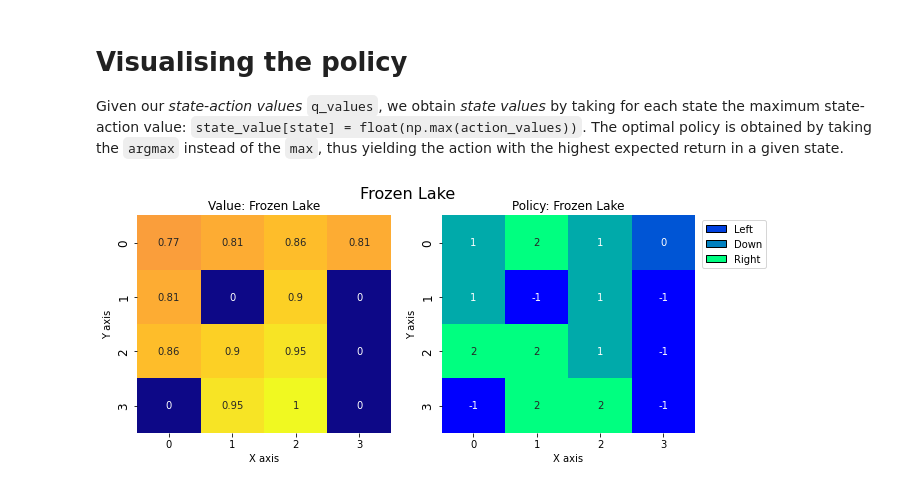
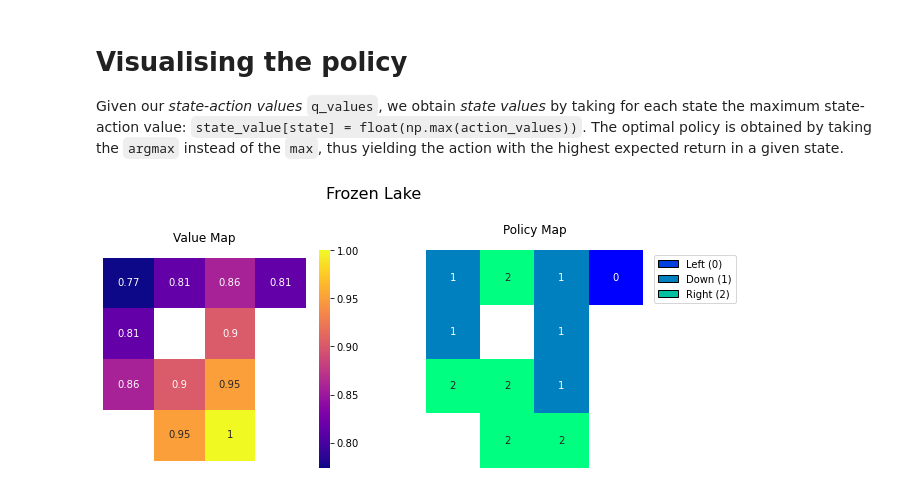
Before and after one commit to lapatric/rl-frozen-lake, a Jupyter notebook: frozen_lake.ipynb, the cells around one changed output. Drawn from its saved outputs; the diff is of its cells as text; code cells hidden in the pictures.

Commit message:
implement policy plots

```diff
--- a/frozen_lake.ipynb
+++ b/frozen_lake.ipynb
@@ -198,7 +187,7 @@ plt.show()
 
 Given our *state-action values* `q_values`,  we obtain *state values* by taking for each state the maximum state-action value: `state_value[state] = float(np.max(action_values))`. The optimal policy is obtained by taking the `argmax` instead of the `max`, thus yielding the action with the highest expected return in a given state.
 # %%
-def create_grids(agent, usable_ace=False):
+def create_grids(agent):
     """Create value and policy grid given an agent."""
     # convert our state-action values to state values
     # and build a policy dictionary that maps observations to actions
@@ -208,52 +197,45 @@ def create_grids(agent, usable_ace=False):
         state_value[state] = float(np.max(action_values))
         policy[state] = int(np.argmax(action_values))
 
     X, Y = np.meshgrid(np.arange(0, 4), np.arange(0, 4))
     value_grid = np.apply_along_axis(lambda state: state_value[state[1] * 4 + state[0]], axis=2, arr=np.dstack([X, Y]))
     policy_grid = np.apply_along_axis(lambda state: policy[state[1] * 4 + state[0]] if state_value[state[1] * 4 + state[0]] > 0 else -1, axis=2, arr=np.dstack([X, Y]))
 
     return value_grid, policy_grid
 
 
 def create_plots(value_grid, policy_grid, title: str):
     """Creates a plot using a value and policy grid."""
     # create a new figure with 2 subplots (left: state values, right: policy)
     fig = plt.figure(figsize=plt.figaspect(0.4))
-    fig.suptitle(title, fontsize=16)
+    fig.suptitle(title, fontsize=16, y=1.1)
 
     # plot the state values
     ax1 = fig.add_subplot(1, 2, 1)
-    ax2 = sns.heatmap(value_grid, linewidth=0, annot=True, cmap="plasma", cbar=False)
-    ax2.set_title(f"Value: {title}")
-    ax2.set_xlabel("X axis")
-    ax2.set_ylabel("Y axis")
-    ax2.set_xticklabels(range(0, 4))
-    ax2.set_yticklabels(range(0, 4), fontsize=12)
-
+    ax1 = sns.heatmap(value_grid, linewidth=0, annot=True, mask=value_grid==0, cmap="plasma", square=True, yticklabels=False, xticklabels=False)
+    ax1.set_title("Value Map", y=1.05)
+    ax1.set_facecolor('none') # or 'whitesmoke'
 
     # plot the policy
-    fig.add_subplot(1, 2, 2)
-    ax2 = sns.heatmap(policy_grid, linewidth=0, annot=True, cmap="winter", cbar=False)
-    ax2.set_title(f"Policy: {title}")
-    ax2.set_xlabel("X axis")
-    ax2.set_ylabel("Y axis")
-    ax2.set_xticklabels(range(0, 4))
-    ax2.set_yticklabels(range(0, 4), fontsize=12)
+    ax2 = fig.add_subplot(1, 2, 2)
+    ax2 = sns.heatmap(policy_grid, linewidth=0, annot=True, mask=value_grid==0, cmap="winter", cbar=False, square=True, yticklabels=False, xticklabels=False)
+    ax2.set_title("Policy Map", y=1.05)
+    ax2.set_facecolor('none')
 
     # add a legend
-    cmap = plt.cm.winter
+    cmap = sns.mpl_palette("winter", 3)
     legend_elements = [
-        Patch(facecolor=cmap(0.25), edgecolor="black", label="Left"),
-        Patch(facecolor=cmap(0.5), edgecolor="black", label="Down"),
-        Patch(facecolor=cmap(0.99), edgecolor="black", label="Right"),
+        Patch(facecolor=cmap[0], edgecolor="black", label="Left (0)"),
+        Patch(facecolor=cmap[1], edgecolor="black", label="Down (1)"),
+        Patch(facecolor=cmap[2], edgecolor="black", label="Right (2)"),
     ]
-    ax2.legend(handles=legend_elements, bbox_to_anchor=(1.3, 1))
+    ax2.legend(handles=legend_elements, bbox_to_anchor=(1.45, 1))
     return fig
 
 
 # state values & policy with usable ace (ace counts as 11)
-value_grid, policy_grid = create_grids(agent, usable_ace=True)
+value_grid, policy_grid = create_grids(agent)
 fig1 = create_plots(value_grid, policy_grid, title="Frozen Lake")
 plt.show()
 # %% [output]
-[figure, old version]
+[figure, new version]
```
Also changed, not shown: parts of 7 cells of this notebook.
